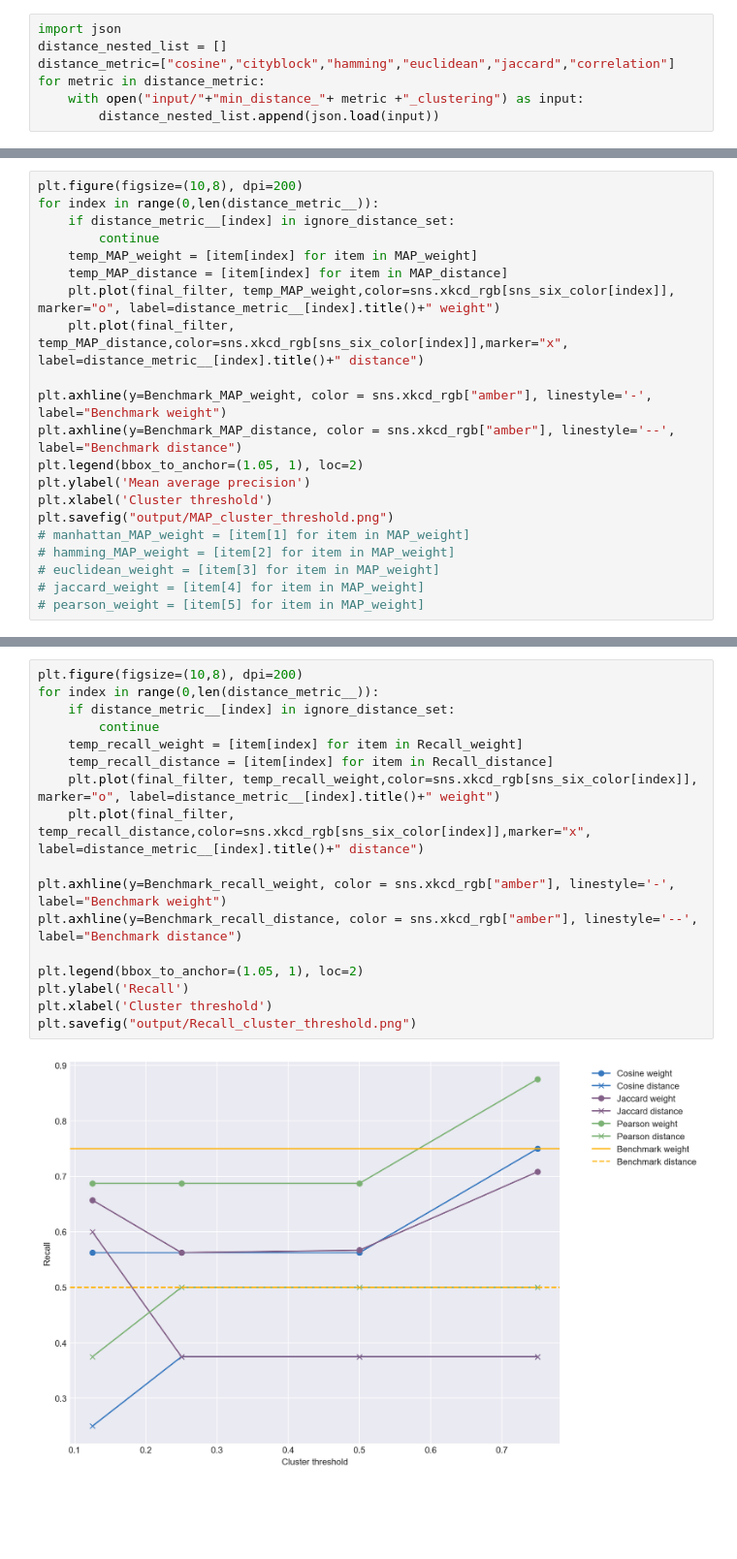
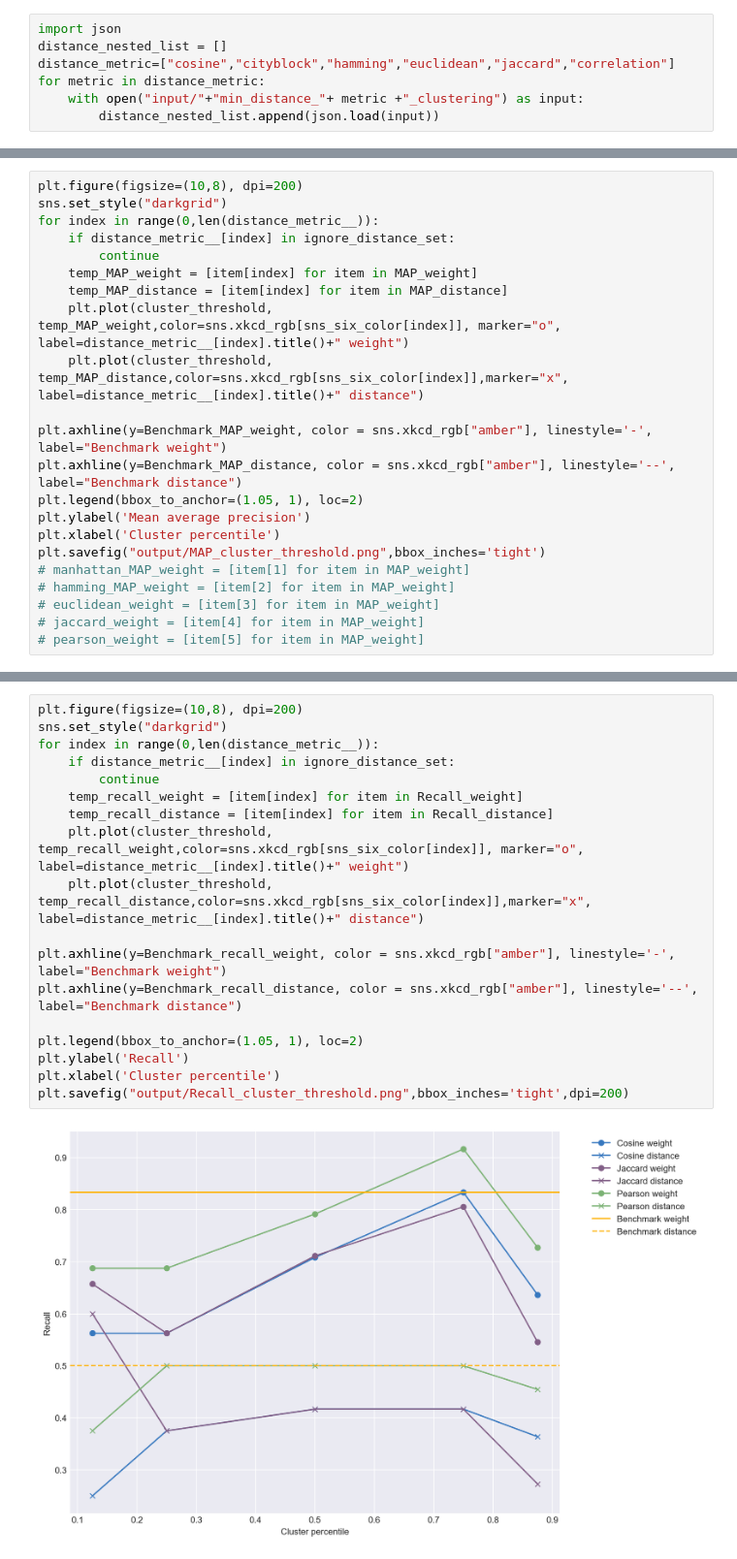
Before and after one commit to Kevinkeya/ThesisPlot, a Jupyter notebook: Plot.ipynb, the cells around one changed output, grey strips where cells are left out. Shown at 97% size. Cells and saved outputs as stored; diff of their text form; blank space fills up the shorter version.

```diff
--- a/Plot.ipynb
+++ b/Plot.ipynb
@@ -231,20 +290,21 @@ sns_benchmark = ["amber"]
 # sns.xkcd_rgb["amber"]
 # %%
 plt.figure(figsize=(10,8), dpi=200)
+sns.set_style("darkgrid")
 for index in range(0,len(distance_metric__)):
     if distance_metric__[index] in ignore_distance_set:
         continue
     temp_MAP_weight = [item[index] for item in MAP_weight]
     temp_MAP_distance = [item[index] for item in MAP_distance]
-    plt.plot(final_filter, temp_MAP_weight,color=sns.xkcd_rgb[sns_six_color[index]], marker="o", label=distance_metric__[index].title()+" weight")
-    plt.plot(final_filter, temp_MAP_distance,color=sns.xkcd_rgb[sns_six_color[index]],marker="x", label=distance_metric__[index].title()+" distance")
+    plt.plot(cluster_threshold, temp_MAP_weight,color=sns.xkcd_rgb[sns_six_color[index]], marker="o", label=distance_metric__[index].title()+" weight")
+    plt.plot(cluster_threshold, temp_MAP_distance,color=sns.xkcd_rgb[sns_six_color[index]],marker="x", label=distance_metric__[index].title()+" distance")
 
 plt.axhline(y=Benchmark_MAP_weight, color = sns.xkcd_rgb["amber"], linestyle='-', label="Benchmark weight")
 plt.axhline(y=Benchmark_MAP_distance, color = sns.xkcd_rgb["amber"], linestyle='--', label="Benchmark distance")
 plt.legend(bbox_to_anchor=(1.05, 1), loc=2)
 plt.ylabel('Mean average precision')
-plt.xlabel('Cluster threshold')
-plt.savefig("output/MAP_cluster_threshold.png")
+plt.xlabel('Cluster percentile')
+plt.savefig("output/MAP_cluster_threshold.png",bbox_inches='tight')
 # manhattan_MAP_weight = [item[1] for item in MAP_weight]
 # hamming_MAP_weight = [item[2] for item in MAP_weight]
 # euclidean_weight = [item[3] for item in MAP_weight]
@@ -255,19 +315,20 @@ plt.savefig("output/MAP_cluster_threshold.png")
 # %%
 plt.figure(figsize=(10,8), dpi=200)
+sns.set_style("darkgrid")
 for index in range(0,len(distance_metric__)):
     if distance_metric__[index] in ignore_distance_set:
         continue
     temp_recall_weight = [item[index] for item in Recall_weight]
     temp_recall_distance = [item[index] for item in Recall_distance]
-    plt.plot(final_filter, temp_recall_weight,color=sns.xkcd_rgb[sns_six_color[index]], marker="o", label=distance_metric__[index].title()+" weight")
-    plt.plot(final_filter, temp_recall_distance,color=sns.xkcd_rgb[sns_six_color[index]],marker="x", label=distance_metric__[index].title()+" distance")
+    plt.plot(cluster_threshold, temp_recall_weight,color=sns.xkcd_rgb[sns_six_color[index]], marker="o", label=distance_metric__[index].title()+" weight")
+    plt.plot(cluster_threshold, temp_recall_distance,color=sns.xkcd_rgb[sns_six_color[index]],marker="x", label=distance_metric__[index].title()+" distance")
 
 plt.axhline(y=Benchmark_recall_weight, color = sns.xkcd_rgb["amber"], linestyle='-', label="Benchmark weight")
 plt.axhline(y=Benchmark_recall_distance, color = sns.xkcd_rgb["amber"], linestyle='--', label="Benchmark distance")
 
 plt.legend(bbox_to_anchor=(1.05, 1), loc=2)
 plt.ylabel('Recall')
-plt.xlabel('Cluster threshold')
-plt.savefig("output/Recall_cluster_threshold.png")
+plt.xlabel('Cluster percentile')
+plt.savefig("output/Recall_cluster_threshold.png",bbox_inches='tight',dpi=200)
 # %% [output]
-[figure, old version]
+[figure, new version]
```
Also changed, not shown: parts of 9 cells of this notebook, 18 other files.
